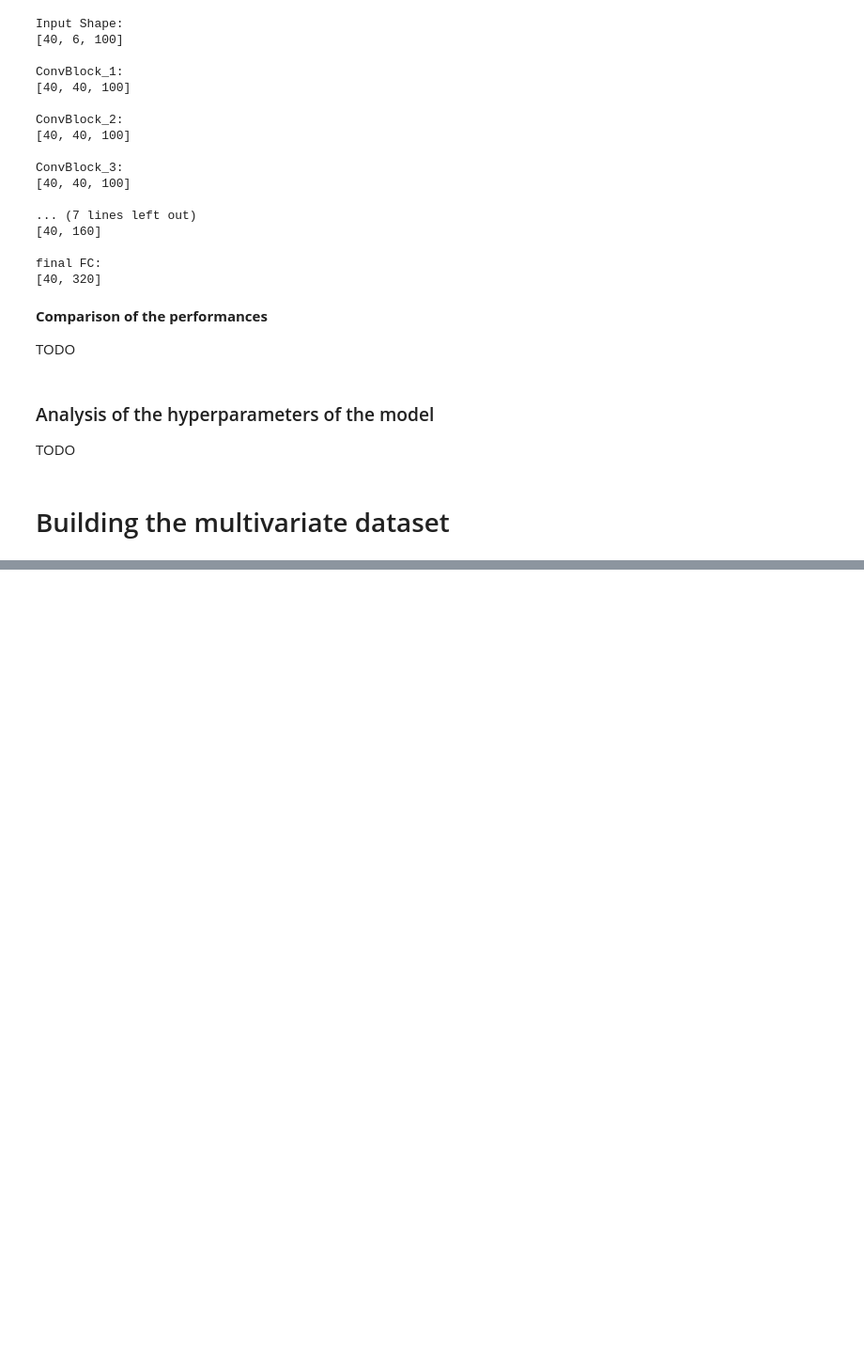
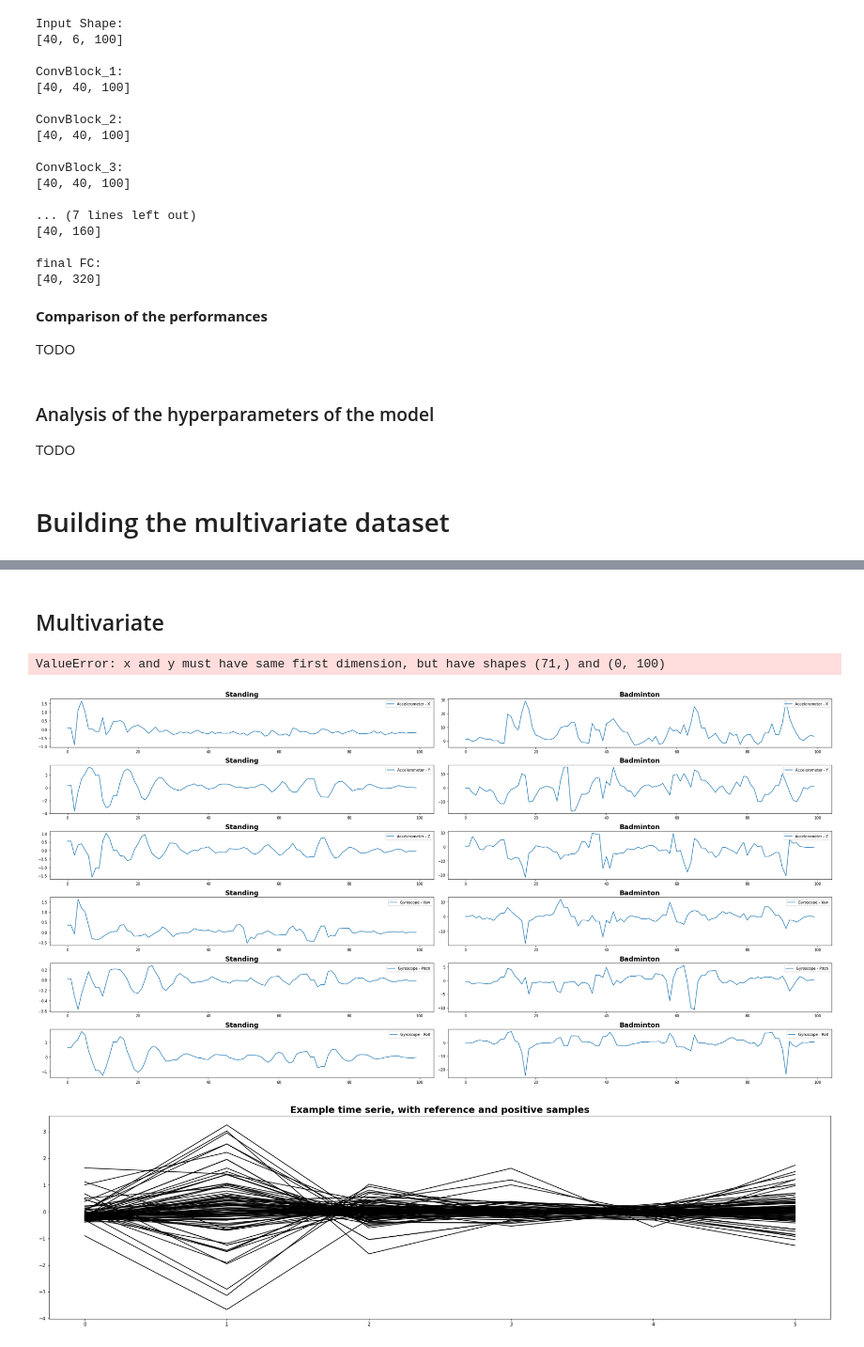
Before and after one commit to nicolas-dufour/time-series-self-supervised-learning, a Jupyter notebook: Experiments_Sam.ipynb, the cells around one changed output, grey strips where cells are left out. Shown at 94% size. Drawn from its saved outputs; the diff is of its cells as text; code cells hidden in the pictures; blank space fills up the shorter version.

```diff
--- a/Experiments_Sam.ipynb
+++ b/Experiments_Sam.ipynb
@@ -450,0 +518,75 @@ KeyboardInterrupt:
+# %% [markdown]
+## Multivariate
+# %%
+labels = ["Accelerometer - X", "Accelerometer - Y", "Accelerometer - Z", "Gyroscope - Yaw", "Gyroscope - Pitch", "Gyroscope - Roll"]
+if True:
+    index = 0
+    fig = plt.figure(figsize=(30,15))
+    axes = []
+    for i in range(6):
+        axes.append(fig.add_subplot(6,2,2*i+1))
+        axes[i].set_title('{}'.format(str(y_train[index])[2:-1]), weight = 'bold', fontsize=18)
+        axes[i].plot(X_train[index,i,:], label = labels[i])
+        axes[i].legend(loc=1)
+    index = -1
+    for i in range(6):
+        axes.append(fig.add_subplot(6,2,2*(i+1)))
+        axes[6+i].set_title('{}'.format(str(y_train[index])[2:-1]), weight = 'bold', fontsize=18)
+        axes[6+i].plot(X_train[index,i,:], label = labels[i])
+        axes[6+i].legend(loc=1)
+plt.tight_layout()
+
+
+from pyts.datasets import load_basic_motions,uea_dataset_list, fetch_uea_dataset
+X_train, X_test, y_train, y_test = fetch_uea_dataset('BasicMotions', use_cache=False, data_home='./data/Multivariate/', return_X_y=True)
+time_series = X_train
+
+
+idx=0
+min_length = 20
+entire_series = time_series[idx]
+entire_length = entire_series.shape[1]
+pos_length = np.random.randint(min_length, high = entire_length+1)
+ref_length = np.random.randint(pos_length, high = entire_length+1)
+ref_beg = np.random.randint(0, high = entire_length+1-ref_length)
+pos_beg = np.random.randint(ref_beg, high = ref_beg+ref_length-pos_length+1)
+
+ref_series = entire_series[:,ref_beg:ref_beg+ref_length]
+pos_series = entire_series[:,pos_beg:pos_beg+pos_length]
+
+
+
+labels = ["Accelerometer - X", "Accelerometer - Y", "Accelerometer - Z", "Gyroscope - Yaw", "Gyroscope - Pitch", "Gyroscope - Roll"]
+if True:
+    index = 0
+    fig = plt.figure(figsize=(30,15))
+    axes = []
+    for i in range(6):
+        axes.append(fig.add_subplot(6,2,2*i+1))
+        axes[i].set_title('{}'.format(str(y_train[index])[2:-1]), weight = 'bold', fontsize=18)
+        axes[i].plot(X_train[index,i,:], label = labels[i])
+
+        axes[i].legend(loc=1)
+    index = -1
+    for i in range(6):
+        axes.append(fig.add_subplot(6,2,2*(i+1)))
+        axes[6+i].set_title('{}'.format(str(y_train[index])[2:-1]), weight = 'bold', fontsize=18)
+        axes[6+i].plot(X_train[index,i,:], label = labels[i])
+        axes[6+i].legend(loc=1)
+plt.tight_layout()
+
+
+
+
+# Visualization
+plt.figure(figsize=(30,8))
+plt.title('Example time serie, with reference and positive samples', weight='bold', fontsize=20)
+plt.plot(entire_series, color='k', label='Original Time Series')
+plt.plot(np.arange(ref_beg,ref_beg+ref_length),entire_series[ref_beg:ref_beg+ref_length], color='b', label='Ref Time Series')
+plt.plot(np.arange(pos_beg,pos_beg+pos_length),entire_series[pos_beg:pos_beg+pos_length], color='r', label='Pos Time Series')
+plt.xlabel('Time')
+_ = plt.legend(prop={'size':20})
+# %% [output]
+ValueError: x and y must have same first dimension, but have shapes (71,) and (0, 100)
+[figure, added]
+[figure, added]
```
Also changed, not shown: parts of 11 cells of this notebook, 1 other file.
